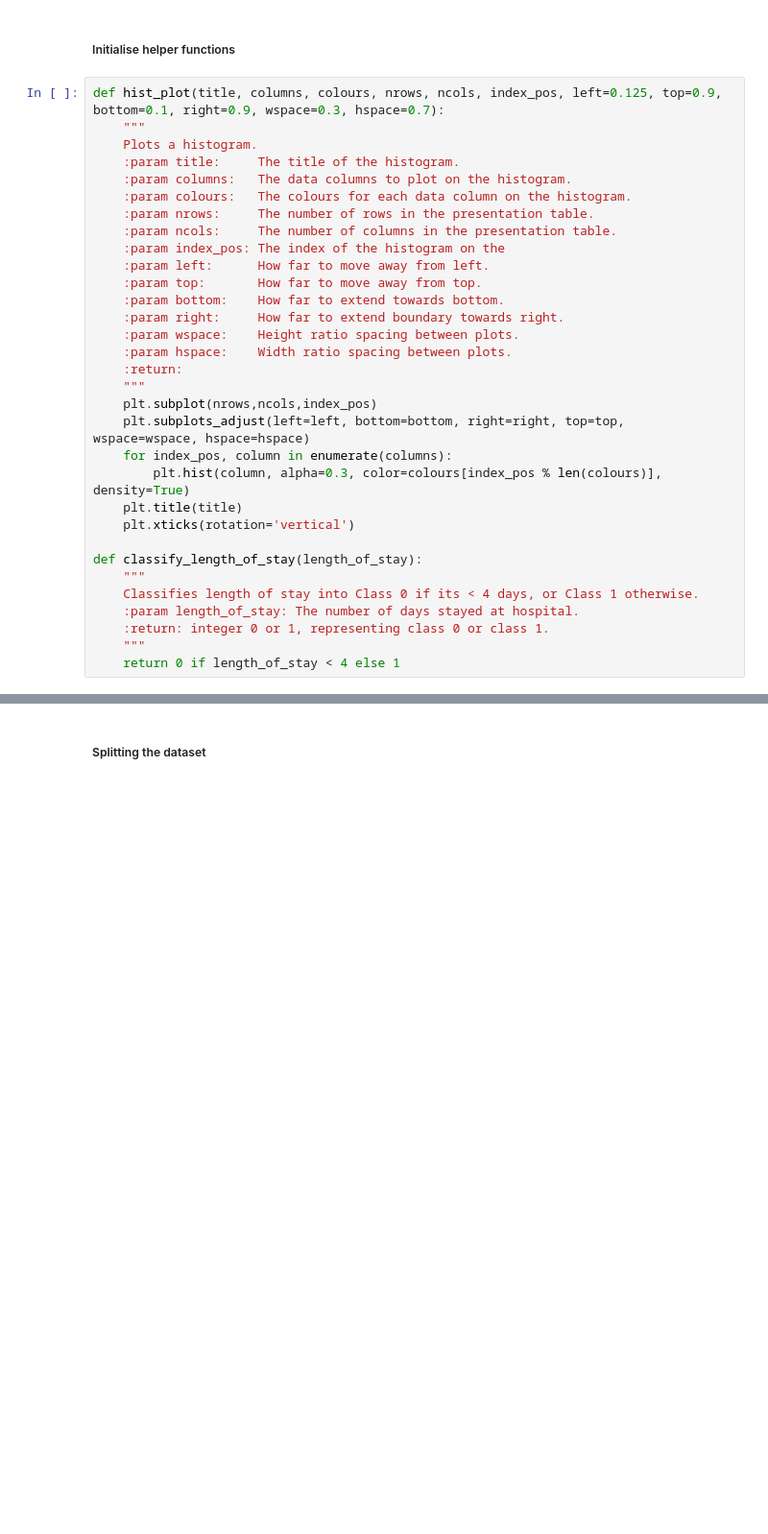
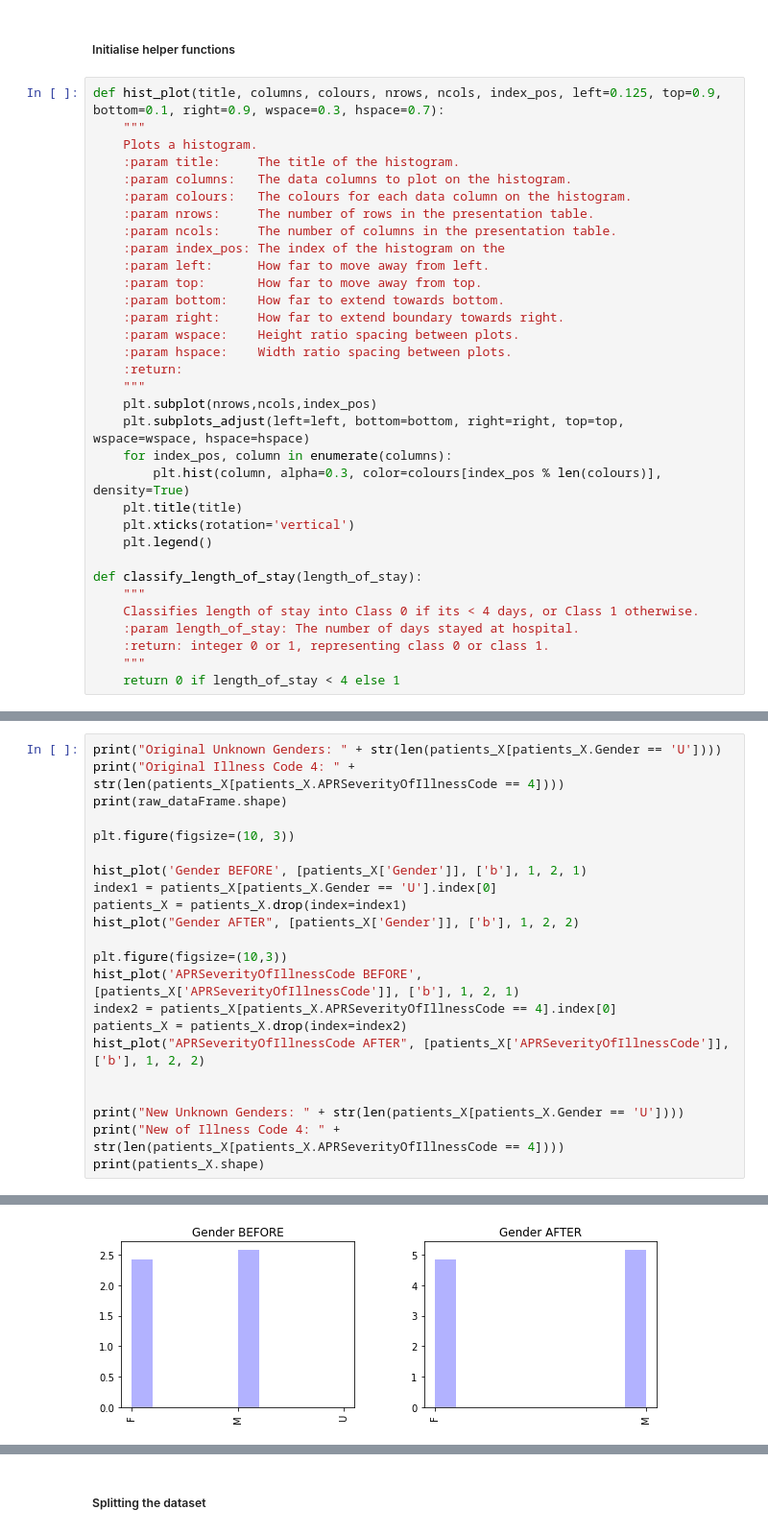
Before and after one commit to Luke-Mason/ML-A1, a Jupyter notebook: Assignment-1.ipynb, the cells around one changed output, grey strips where cells are left out. Shown at 96% size. Saved outputs shown, nothing was run; the diff lists cells and outputs as text; blank space fills up the shorter version.

```diff
--- a/Assignment-1.ipynb
+++ b/Assignment-1.ipynb
@@ -46,6 +50,7 @@ def hist_plot(title, columns, colours, nrows, ncols, index_pos, left=0.125, top=
         plt.hist(column, alpha=0.3, color=colours[index_pos % len(colours)], density=True)
     plt.title(title)
     plt.xticks(rotation='vertical')
+    plt.legend()
 
 def classify_length_of_stay(length_of_stay):
     """
@@ -140,0 +245,23 @@ noncategorical_features = list(set(patients_X.columns).difference(set(categorica
+# %%
+print("Original Unknown Genders: " + str(len(patients_X[patients_X.Gender == 'U'])))
+print("Original Illness Code 4: " + str(len(patients_X[patients_X.APRSeverityOfIllnessCode == 4])))
+print(raw_dataFrame.shape)
+
+plt.figure(figsize=(10, 3))
+
+hist_plot('Gender BEFORE', [patients_X['Gender']], ['b'], 1, 2, 1)
+index1 = patients_X[patients_X.Gender == 'U'].index[0]
+patients_X = patients_X.drop(index=index1)
+hist_plot("Gender AFTER", [patients_X['Gender']], ['b'], 1, 2, 2)
+
+plt.figure(figsize=(10,3))
+hist_plot('APRSeverityOfIllnessCode BEFORE', [patients_X['APRSeverityOfIllnessCode']], ['b'], 1, 2, 1)
+index2 = patients_X[patients_X.APRSeverityOfIllnessCode == 4].index[0]
+patients_X = patients_X.drop(index=index2)
+hist_plot("APRSeverityOfIllnessCode AFTER", [patients_X['APRSeverityOfIllnessCode']], ['b'], 1, 2, 2)
+
+
+print("New Unknown Genders: " + str(len(patients_X[patients_X.Gender == 'U'])))
+print("New of Illness Code 4: " + str(len(patients_X[patients_X.APRSeverityOfIllnessCode == 4])))
+print(patients_X.shape)
+# %% [output]
@@ -140,0 +274 @@ noncategorical_features = list(set(patients_X.columns).difference(set(categorica
+[figure, added]
```
Also changed, not shown: parts of 54 cells of this notebook.
